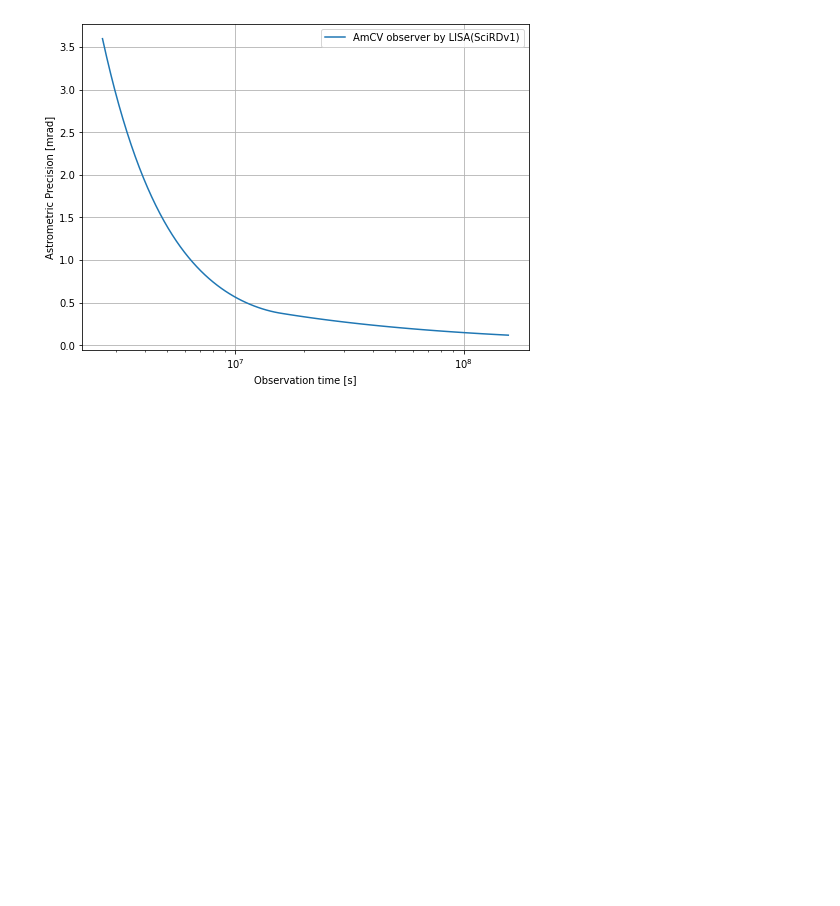
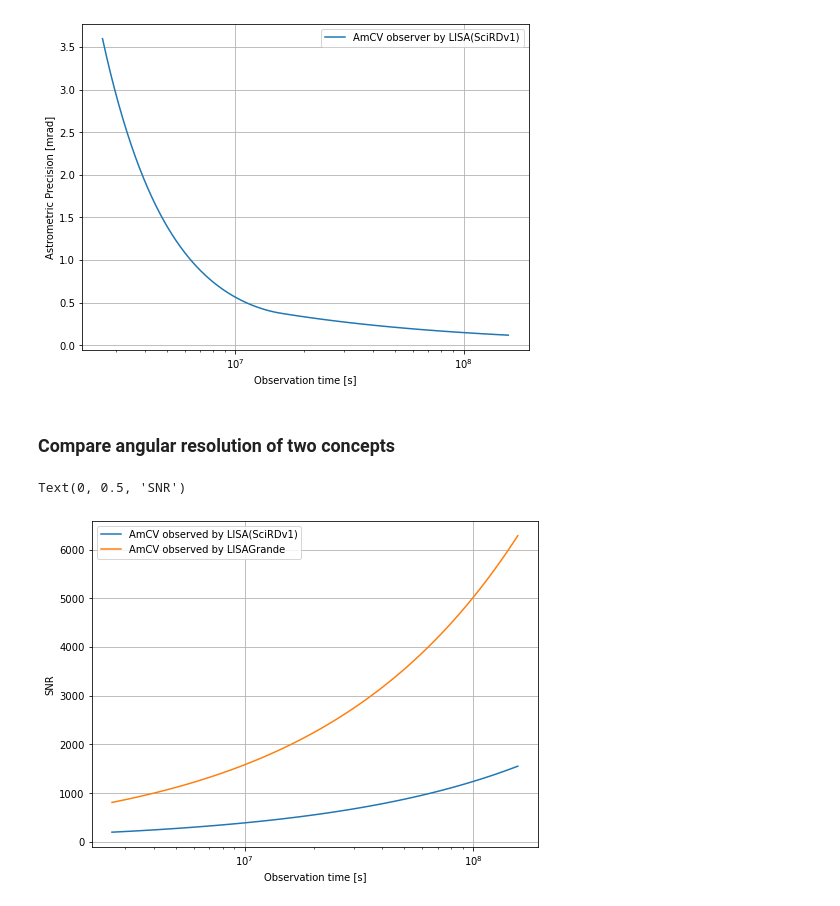
Before and after one commit to JohnGBaker/GWI-metrics, a Jupyter notebook: Notebooks/CWSNRNotebook.ipynb, the cells around one changed output. Cells and saved outputs as stored; diff of their text form; code cells hidden in the pictures; blank space fills up the shorter version.

Commit message:
added two-concept comparison to angular resolution calculaiton

```diff
--- a/Notebooks/CWSNRNotebook.ipynb
+++ b/Notebooks/CWSNRNotebook.ipynb
@@ -140,3 +140,28 @@ plt.ylabel('Astrometric Precision [mrad]')
 # %% [output]
 Text(0, 0.5, 'Astrometric Precision [mrad]')
 [figure]
+# %% [markdown]
+### Compare angular resolution of two concepts
+# %%
+concepts = [concepts.LISASciRDv1, concepts.LISAGrande]
+# %%
+# SNR as a function of time
+t = np.logspace(np.log10((1/12)*np.pi*1e7),np.log10(5*np.pi*1e7),100)
+source = AmCV.copy()
+source['T'] = t
+snrt = np.zeros([len(t),len(concepts)])
+
+plt.figure(figsize=[8,6])
+
+for idx,c in enumerate(concepts):
+    snrt[:,idx], source = metrics.getSourceSnr(source,c)
+    plt.plot(t,snrt[:,idx],label='%s observed by %s' % (source.get('label'),c.get('label')))
+
+plt.legend()
+plt.xscale('log')
+plt.grid(True)
+plt.xlabel('Observation time [s]')
+plt.ylabel('SNR')
+# %% [output]
+Text(0, 0.5, 'SNR')
+[figure, added]
```
Also changed, not shown: parts of 2 cells of this notebook.
